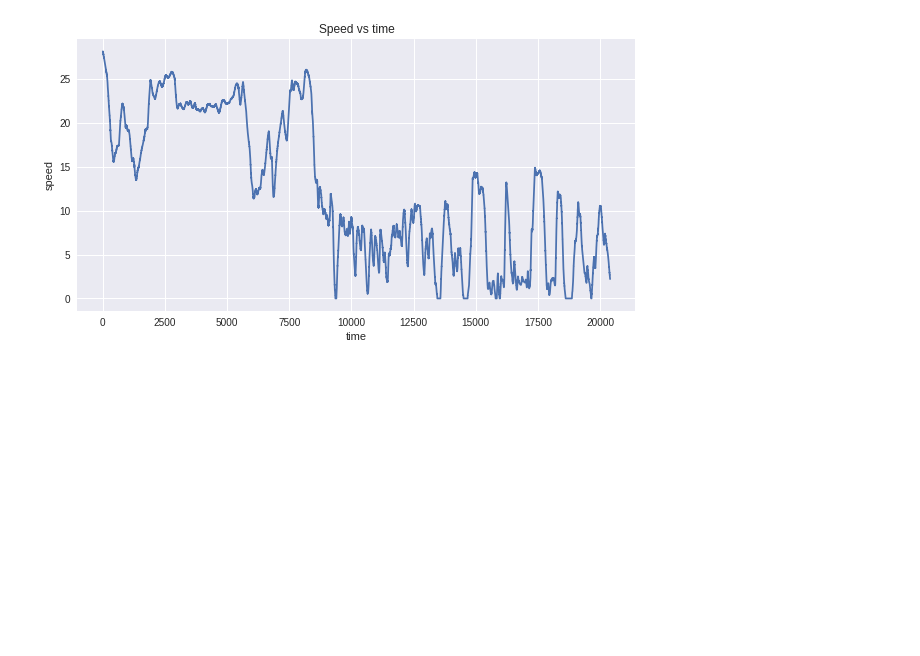
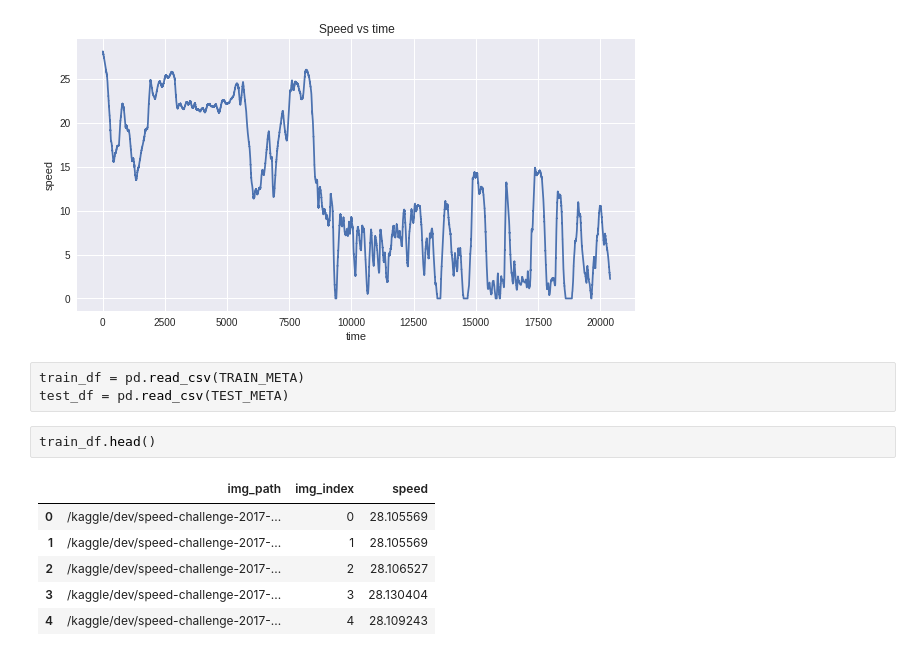
Before and after one commit to kgajwan1/car-speed-challenge-2017, a Jupyter notebook: notebooks/model.ipynb, the cells around one changed output. Saved outputs shown, nothing was run; the diff lists cells and outputs as text; blank space fills up the shorter version.

```diff
--- a/notebooks/model.ipynb
+++ b/notebooks/model.ipynb
@@ -37,3 +41,15 @@ plt.plot(train_y.index.values, train_y.values)
 # %% [output]
 [<matplotlib.lines.Line2D at 0x...>]
 [figure]
+# %%
+train_df = pd.read_csv(TRAIN_META)
+test_df = pd.read_csv(TEST_META)
+# %%
+train_df.head()
+# %% [output]
+|  | img_path | img_index | speed |
+| 0 | /kaggle/dev/speed-challenge-2017-... | 0 | 28.105569 |
+| 1 | /kaggle/dev/speed-challenge-2017-... | 1 | 28.105569 |
+| 2 | /kaggle/dev/speed-challenge-2017-... | 2 | 28.106527 |
+| 3 | /kaggle/dev/speed-challenge-2017-... | 3 | 28.130404 |
+| 4 | /kaggle/dev/speed-challenge-2017-... | 4 | 28.109243 |
```
Also changed, not shown: parts of 18 cells of this notebook.
